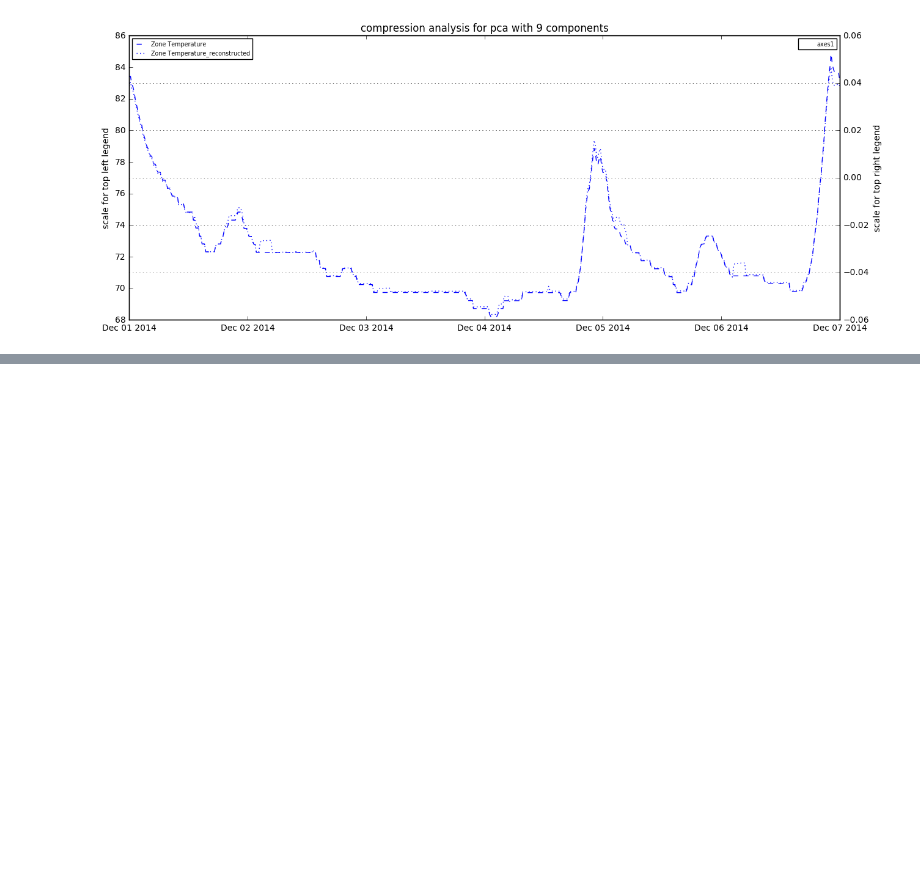
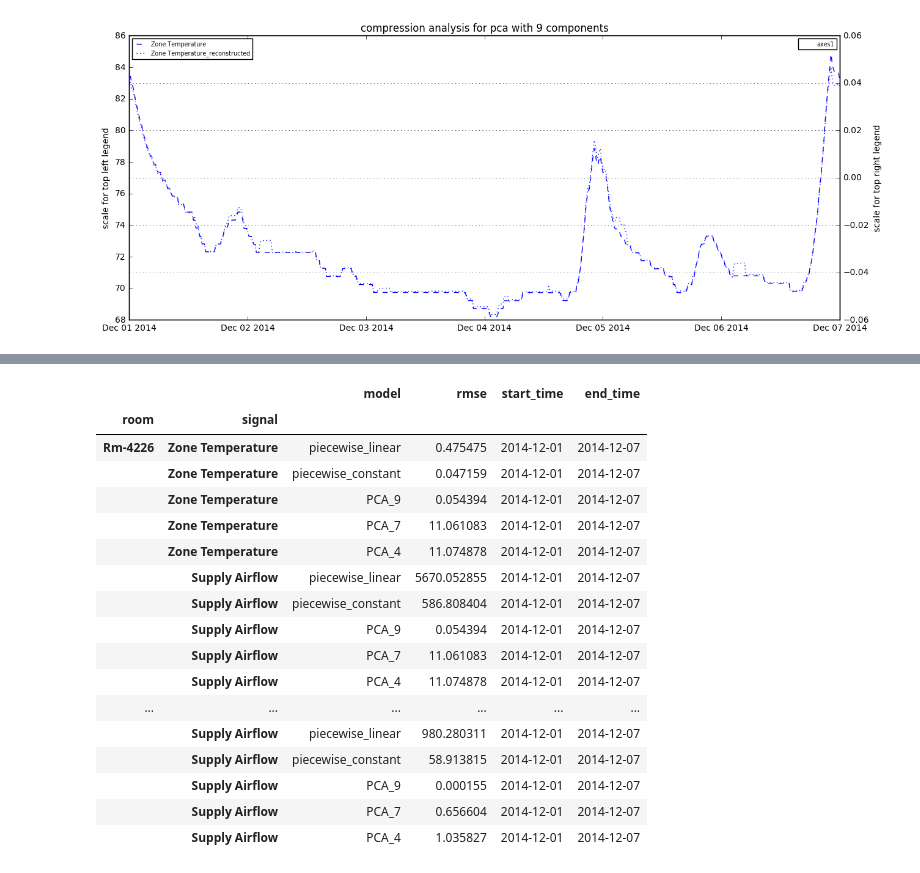
Before and after one commit to mas-dse-mkjaiswa/Capstone, a Jupyter notebook: final/sensor_data_compression.ipynb, the cells around one changed output, grey strips where cells are left out. Saved outputs shown, nothing was run; the diff lists cells and outputs as text; code cells hidden in the pictures; blank space fills up the shorter version.

```diff
--- a/final/sensor_data_compression.ipynb
+++ b/final/sensor_data_compression.ipynb
@@ -117,0 +172,4 @@ plotResults(dfs, plotTemplates, method='pca with %d components'%n_components)
+# %%
+rooms = ['Rm-4226', 'Rm-3114']
+signals = ['Zone Temperature', 'Supply Airflow']
+df_result = AnalyzeModels(rooms, signals, stTime='2014-12-01', enTime='2014-12-07')
@@ -117,0 +182,21 @@ plotResults(dfs, plotTemplates, method='pca with %d components'%n_components)
+# %%
+df_result.set_index(['room', 'signal'])[['model', 'rmse', 'start_time', 'end_time']]
+# %% [output]
+|  |  | model | rmse | start_time | end_time |
+| room | signal |  |  |  |  |
+| Rm-4226 | Zone Temperature | piecewise_linear | 0.475475 | 2014-12-01 | 2014-12-07 |
+|  | Zone Temperature | piecewise_constant | 0.047159 | 2014-12-01 | 2014-12-07 |
+|  | Zone Temperature | PCA_9 | 0.054394 | 2014-12-01 | 2014-12-07 |
+|  | Zone Temperature | PCA_7 | 11.061083 | 2014-12-01 | 2014-12-07 |
+|  | Zone Temperature | PCA_4 | 11.074878 | 2014-12-01 | 2014-12-07 |
+|  | Supply Airflow | piecewise_linear | 5670.052855 | 2014-12-01 | 2014-12-07 |
+|  | Supply Airflow | piecewise_constant | 586.808404 | 2014-12-01 | 2014-12-07 |
+|  | Supply Airflow | PCA_9 | 0.054394 | 2014-12-01 | 2014-12-07 |
+|  | Supply Airflow | PCA_7 | 11.061083 | 2014-12-01 | 2014-12-07 |
+|  | Supply Airflow | PCA_4 | 11.074878 | 2014-12-01 | 2014-12-07 |
+| ... | ... | ... | ... | ... | ... |
+|  | Supply Airflow | piecewise_linear | 980.280311 | 2014-12-01 | 2014-12-07 |
+|  | Supply Airflow | piecewise_constant | 58.913815 | 2014-12-01 | 2014-12-07 |
+|  | Supply Airflow | PCA_9 | 0.000155 | 2014-12-01 | 2014-12-07 |
+|  | Supply Airflow | PCA_7 | 0.656604 | 2014-12-01 | 2014-12-07 |
+|  | Supply Airflow | PCA_4 | 1.035827 | 2014-12-01 | 2014-12-07 |
```
Also changed, not shown: parts of 10 cells of this notebook.
